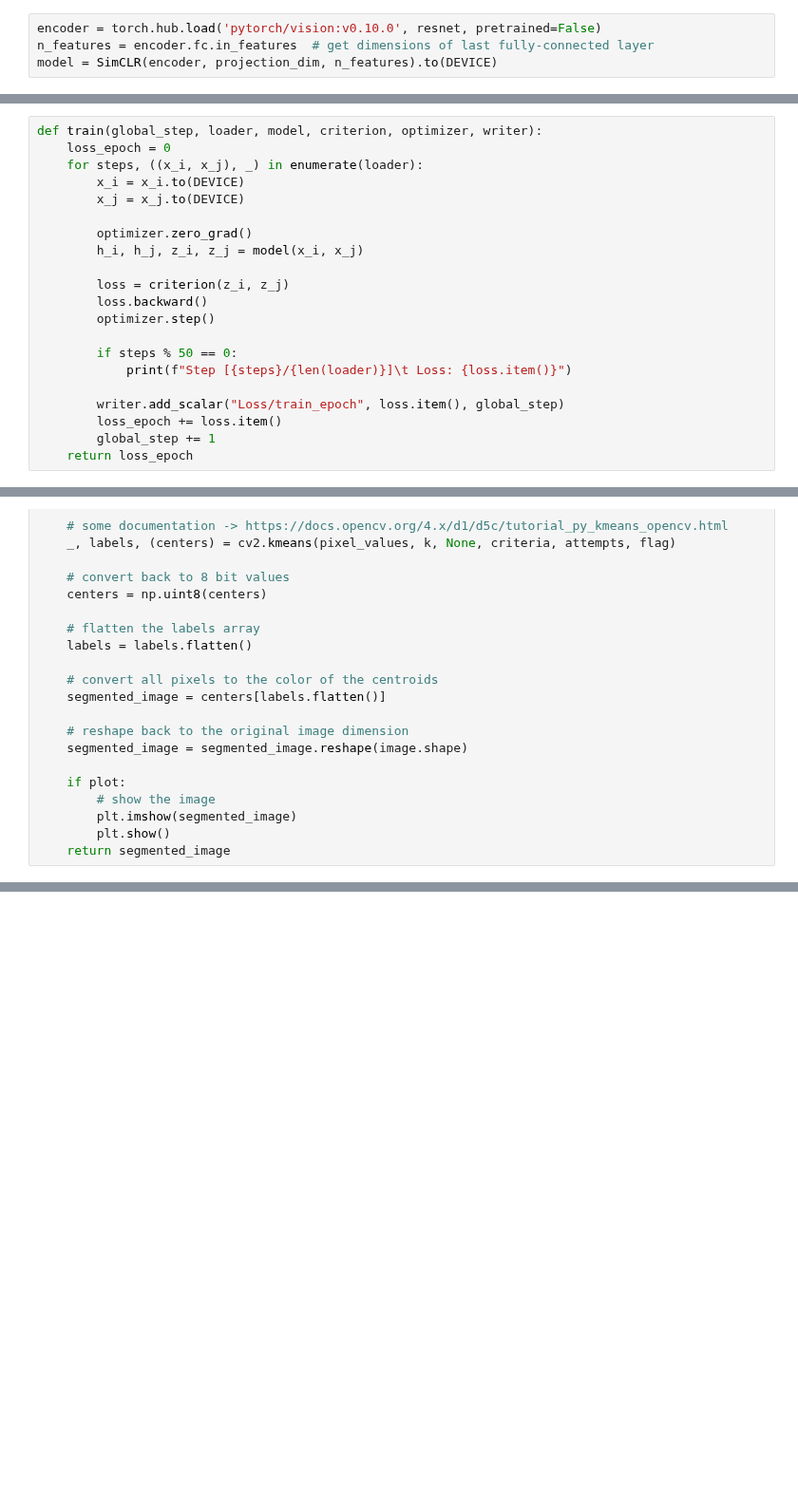
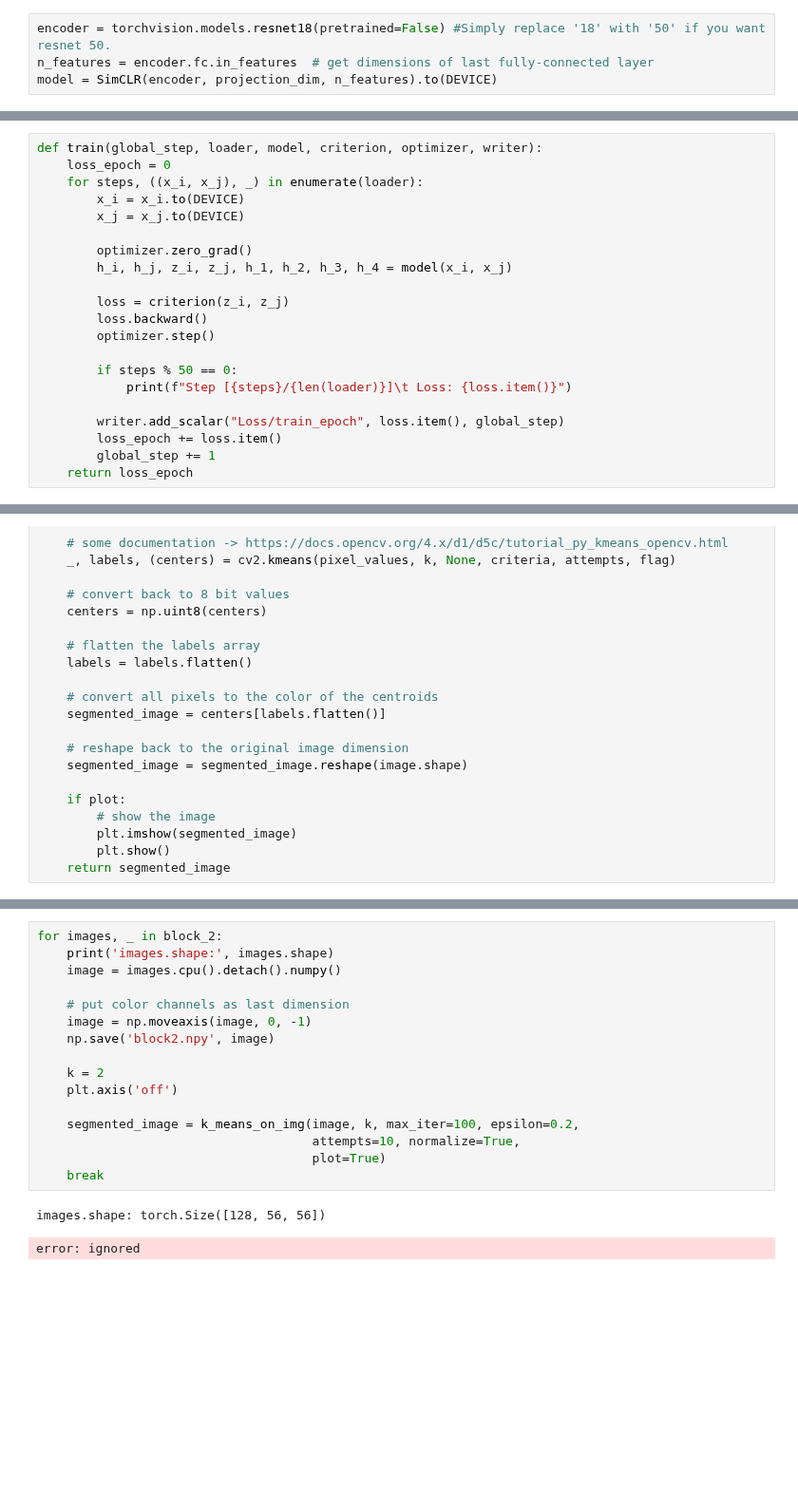
Before and after one commit to mona251/Intriguing-Properties-of-Contrastive-Losses, a Jupyter notebook: simclr.ipynb, the cells around one changed output, grey strips where cells are left out. Shown at 95% size. Drawn from its saved outputs; the diff is of its cells as text; blank space fills up the shorter version.

```diff
--- a/simclr.ipynb
+++ b/simclr.ipynb
@@ -204,4 +184,4 @@ AttributeError: '_MultiProcessingDataLoaderIter' object has no attribute '_worke
 # %%
-encoder = torch.hub.load('pytorch/vision:v0.10.0', resnet, pretrained=False)
+encoder = torchvision.models.resnet18(pretrained=False) #Simply replace '18' with '50' if you want resnet 50.
 n_features = encoder.fc.in_features  # get dimensions of last fully-connected layer
 model = SimCLR(encoder, projection_dim, n_features).to(DEVICE)
@@ -299,7 +277,7 @@ def train(global_step, loader, model, criterion, optimizer, writer):
         x_j = x_j.to(DEVICE)
 
         optimizer.zero_grad()
-        h_i, h_j, z_i, z_j = model(x_i, x_j)
+        h_i, h_j, z_i, z_j, h_1, h_2, h_3, h_4 = model(x_i, x_j)
 
         loss = criterion(z_i, z_j)
         loss.backward()
@@ -545,0 +513,20 @@ Features shape (3920, 512)
+# %%
+for images, _ in block_2:
+    print('images.shape:', images.shape)
+    image = images.cpu().detach().numpy()
+
+    # put color channels as last dimension
+    image = np.moveaxis(image, 0, -1)
+    np.save('block2.npy', image)
+
+    k = 2
+    plt.axis('off')
+
+    segmented_image = k_means_on_img(image, k, max_iter=100, epsilon=0.2,
+                                     attempts=10, normalize=True,
+                                     plot=True)
+    break
+# %% [output]
+images.shape: torch.Size([128, 56, 56])
+error: ignored
+[figure, added]
```
Also changed, not shown: parts of 18 cells of this notebook.
